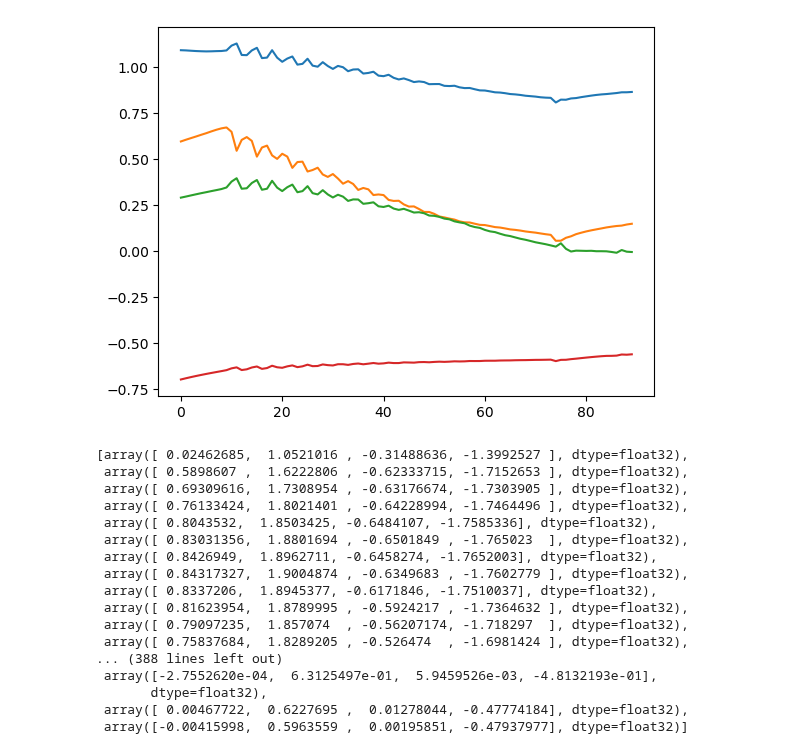
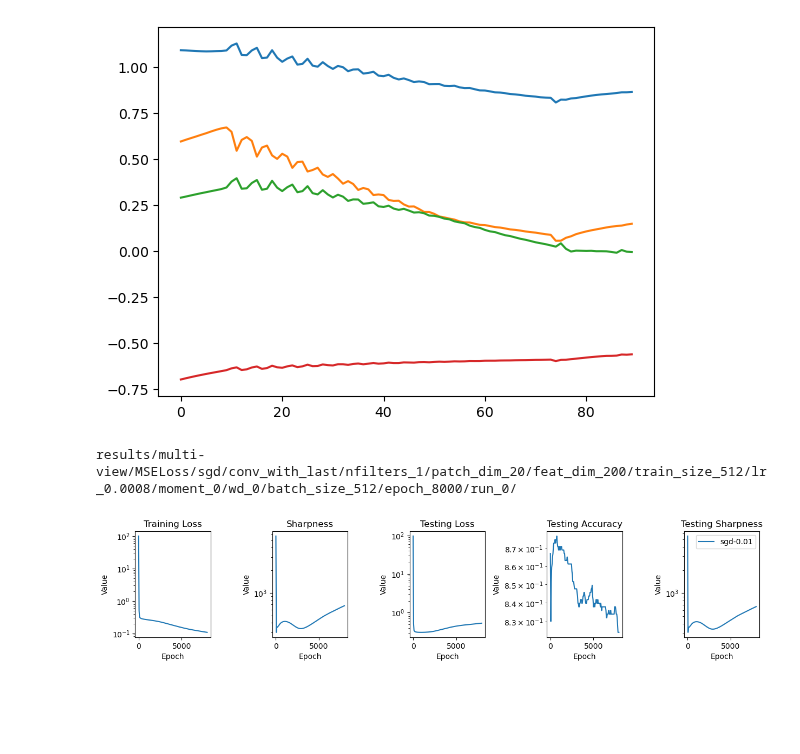
Before and after one commit to lucmonl/mlopt, a Jupyter notebook: notebook/edge_of_stability.ipynb, the cells around one changed output. Drawn from its saved outputs; the diff is of its cells as text; code cells hidden in the pictures; blank space fills up the shorter version.

```diff
--- a/notebook/edge_of_stability.ipynb
+++ b/notebook/edge_of_stability.ipynb
@@ -225,23 +227,30 @@ plot_max_2d(align, 4, start=60, end=150)
 # %% [output]
 results/multi-view/MSELoss/sgd/conv_with_last/nfilters_2/patch_dim_20/feat_dim_200/train_size_512/lr_0.002/moment_0/wd_0/batch_size_512/epoch_16000/run_0/
 [figure]
-# %%
-align
-# %% [output]
-[array([ 0.02462685,  1.0521016 , -0.31488636, -1.3992527 ], dtype=float32),
- array([ 0.5898607 ,  1.6222806 , -0.62333715, -1.7152653 ], dtype=float32),
- array([ 0.69309616,  1.7308954 , -0.63176674, -1.7303905 ], dtype=float32),
- array([ 0.76133424,  1.8021401 , -0.64228994, -1.7464496 ], dtype=float32),
- array([ 0.8043532,  1.8503425, -0.6484107, -1.7585336], dtype=float32),
- array([ 0.83031356,  1.8801694 , -0.6501849 , -1.765023  ], dtype=float32),
- array([ 0.8426949,  1.8962711, -0.6458274, -1.7652003], dtype=float32),
- array([ 0.84317327,  1.9004874 , -0.6349683 , -1.7602779 ], dtype=float32),
- array([ 0.8337206,  1.8945377, -0.6171846, -1.7510037], dtype=float32),
- array([ 0.81623954,  1.8789995 , -0.5924217 , -1.7364632 ], dtype=float32),
- array([ 0.79097235,  1.857074  , -0.56207174, -1.718297  ], dtype=float32),
- array([ 0.75837684,  1.8289205 , -0.526474  , -1.6981424 ], dtype=float32),
-... (388 lines left out)
- array([-2.7552620e-04,  6.3125497e-01,  5.9459526e-03, -4.8132193e-01],
-       dtype=float32),
- array([ 0.00467722,  0.6227695 ,  0.01278044, -0.47774184], dtype=float32),
- array([-0.00415998,  0.5963559 ,  0.00195851, -0.47937977], dtype=float32)]
+# %%
+from plot_functions import plot_figures_opts
+from main import graphs
+
+lr, dataset_name, loss_name, momentum, weight_decay, batch_size, epochs = 0.01, "multi-view", 'MSELoss', 0, 0, 512, 8000
+model_name = "conv_with_last"
+nfilters, patch_dim, feat_dim, train_size = 1, 20, 200, 512
+model_params = {}
+#model_params["sam"] = {"feat_dim":50, "train_size": train_size, "sam_rho":0.2}
+model_params["sam-20"] = {"nfilters":nfilters, "patch_dim":patch_dim, "feat_dim":20, "train_size": train_size, "base_opt": "sgd", "sam_rho":0.03}
+model_params["sam-200"] = {"nfilters":nfilters, "patch_dim":patch_dim, "feat_dim":200, "train_size": train_size, "base_opt": "sgd", "sam_rho":0.05}
+model_params["sam-2000"] = {"nfilters":nfilters, "patch_dim":patch_dim, "feat_dim":2000, "train_size": train_size, "base_opt": "sgd", "sam_rho":0.01}
+model_params["sgd-0.05"] = {"nfilters":nfilters, "patch_dim":patch_dim, "feat_dim":feat_dim, "train_size": train_size,}
+model_params["sgd-0.01"] = {"nfilters":nfilters, "patch_dim":patch_dim, "feat_dim":feat_dim, "train_size": train_size,}
+#model_params["norm-sgd"] = {"nfilters":nfilters, "patch_dim":patch_dim, "feat_dim":200, "train_size": train_size, "base_opt": "sgd", "norm_lr": 0.001}
+#model_params["norm-sgd-0.1"] = {"norm_lr": 0.05, "feat_dim":30, "train_size": train_size}
+
+opt_params = {}
+opt_params['sgd-0.05'] = {'lr': 0.002, 'dataset_name':dataset_name, 'loss': loss_name, 'opt':'sgd', 'model_name':model_name, 'momentum':momentum, 'weight_decay':weight_decay, 'batch_size':batch_size, 'epochs':epochs}
+opt_params['sgd-0.01'] = {'lr': 0.0008, 'dataset_name':dataset_name, 'loss': loss_name, 'opt':'sgd', 'model_name':model_name, 'momentum':momentum, 'weight_decay':weight_decay, 'batch_size':batch_size, 'epochs':epochs}
+#opt_params['norm-sgd'] = {"adv_eta":0.05, 'lr': lr, 'dataset_name':dataset_name, 'loss': loss_name, 'opt':'norm-sgd', 'model_name':model_name, 'momentum':momentum, 'weight_decay':weight_decay, 'batch_size':batch_size, 'epochs':5000}
+#opt_params['norm-sgd-0.1'] = {"adv_eta":0.01, 'lr': lr, 'dataset_name':dataset_name, 'loss': loss_name, 'opt':'norm-sgd', 'model_name':model_name, 'momentum':momentum, 'weight_decay':weight_decay, 'batch_size':batch_size, 'epochs':epochs}
+
+plot_figures_opts(['sgd-0.01'], model_params, opt_params)
+# %% [output]
+results/multi-view/MSELoss/sgd/conv_with_last/nfilters_1/patch_dim_20/feat_dim_200/train_size_512/lr_0.0008/moment_0/wd_0/batch_size_512/epoch_8000/run_0/
+[figure, added]
```
Also changed, not shown: parts of 2 cells of this notebook, 6 other files.
